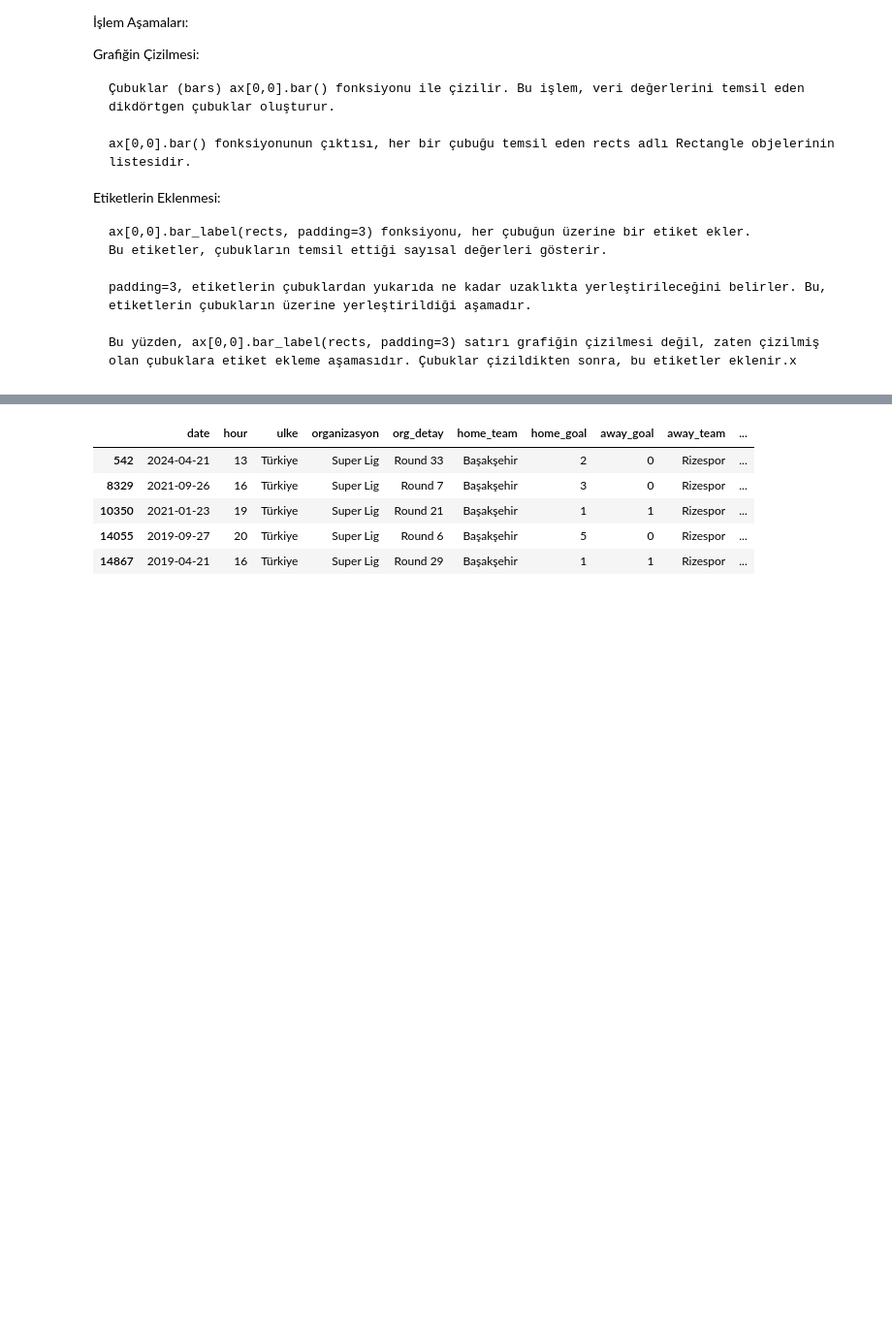
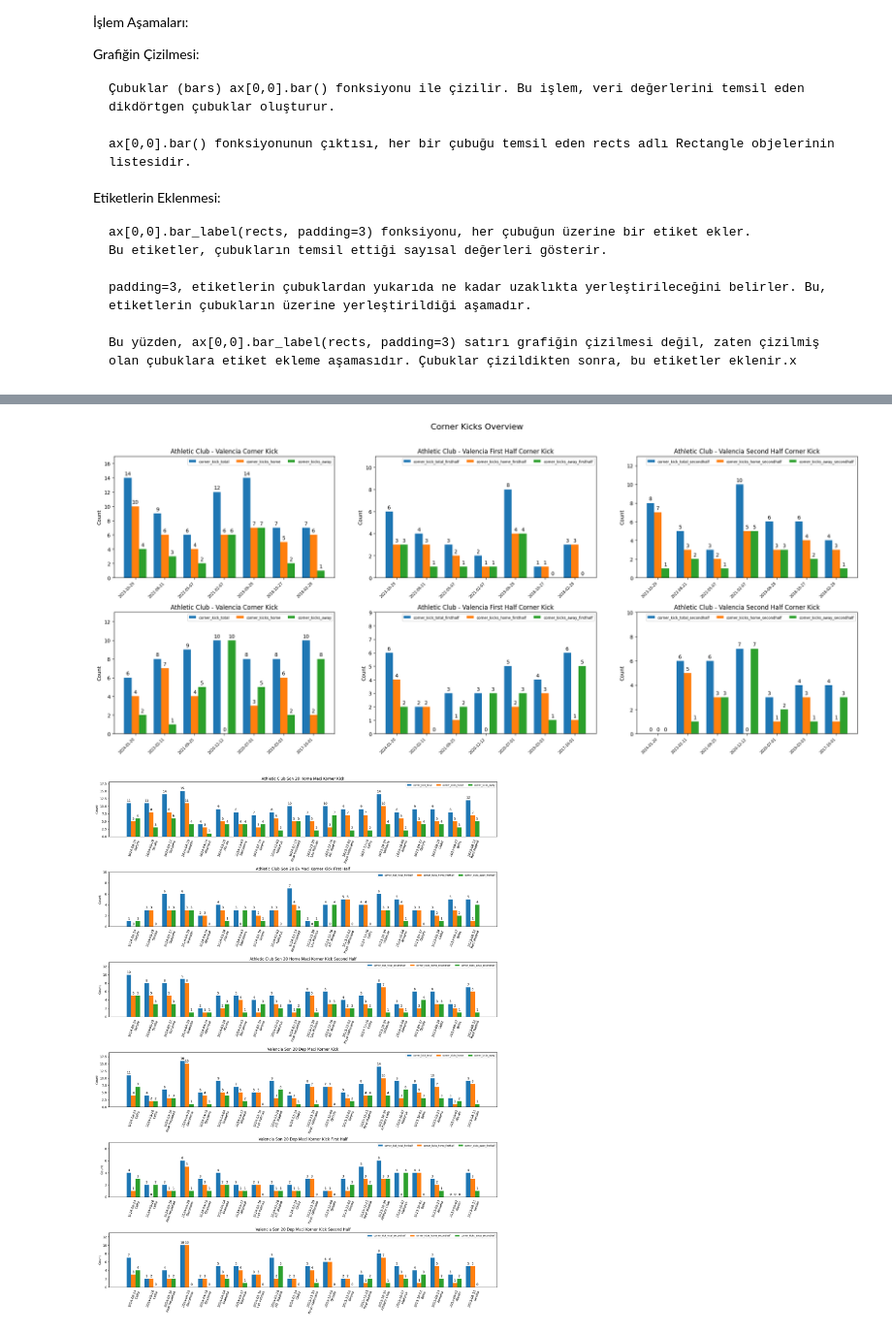
Before and after one commit to jesustr/sofa_calisma, a Jupyter notebook: gorsellestirme_deneme.ipynb, the cells around one changed output, grey strips where cells are left out. Shown at 97% size. Saved outputs shown, nothing was run; the diff lists cells and outputs as text; code cells hidden in the pictures; blank space fills up the shorter version.

Commit message:
corner_fonk_done

```diff
--- a/gorsellestirme_deneme.ipynb
+++ b/gorsellestirme_deneme.ipynb
@@ -690,9 +704,5 @@ plt.show()
-# %%
-df_all[df_all.home_team.str.contains('Başak')&(df_all.away_team.str.contains('Rize'))]
-# %% [output]
-|  | date | hour | ulke | organizasyon | org_detay | home_team | home_goal | away_goal | away_team | ... |
-| 542 | 2024-04-21 | 13 | Türkiye | Super Lig | Round 33 | Başakşehir | 2 | 0 | Rizespor | ... |
-| 8329 | 2021-09-26 | 16 | Türkiye | Super Lig | Round 7 | Başakşehir | 3 | 0 | Rizespor | ... |
-| 10350 | 2021-01-23 | 19 | Türkiye | Super Lig | Round 21 | Başakşehir | 1 | 1 | Rizespor | ... |
-| 14055 | 2019-09-27 | 20 | Türkiye | Super Lig | Round 6 | Başakşehir | 5 | 0 | Rizespor | ... |
-| 14867 | 2019-04-21 | 16 | Türkiye | Super Lig | Round 29 | Başakşehir | 1 | 1 | Rizespor | ... |
+# %%
+corner(home_team= 'Athletic' , away_team= 'Valencia', period= 1 , max_home_sira=9 , min_home_sira=3 , max_away_sira=12 , min_away_sira=6 )
+# %% [output]
+[figure, added]
+[figure, added]
```
Also changed, not shown: parts of 3 cells of this notebook, 3 other files.
